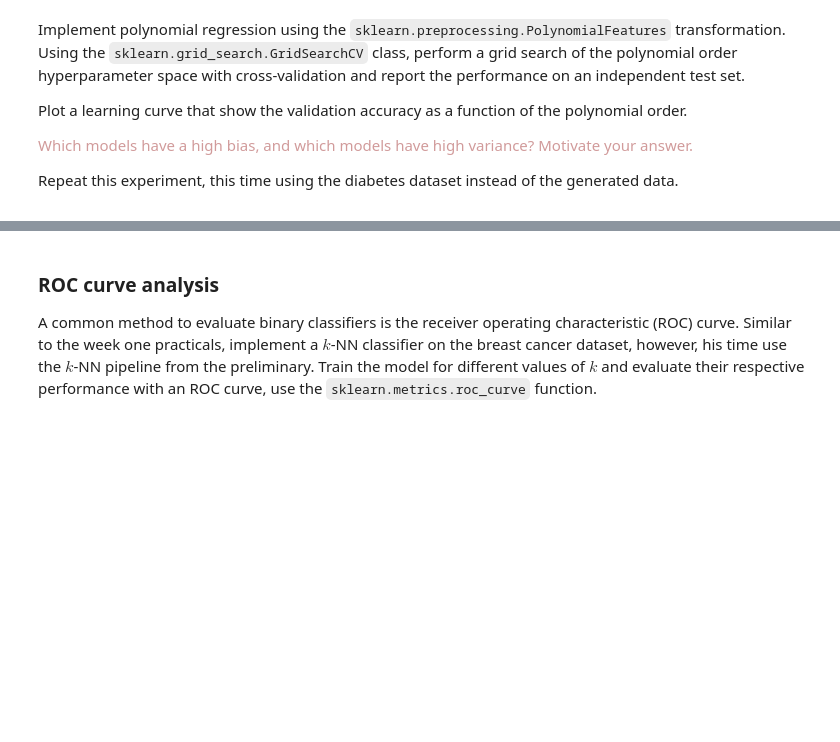
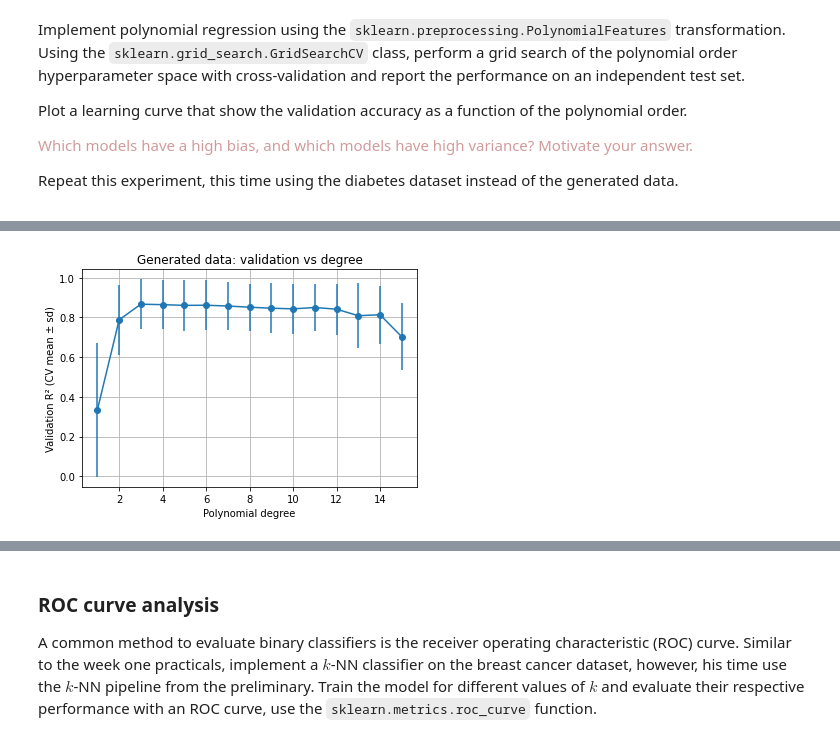
Before and after one commit to SiebrenBarten/Machine-learning-for-medical-imaging, a Jupyter notebook: practicals/week_2.ipynb, the cells around one changed output, grey strips where cells are left out. Cells and saved outputs as stored; diff of their text form; code cells hidden in the pictures; blank space fills up the shorter version.

```diff
--- a/practicals/week_2.ipynb
+++ b/practicals/week_2.ipynb
@@ -334,0 +240,88 @@ Test set R^2: 0.909
+# %%
+import numpy as np
+import matplotlib.pyplot as plt
+
+from sklearn.model_selection import train_test_split, GridSearchCV
+from sklearn.preprocessing import PolynomialFeatures
+from sklearn.linear_model import LinearRegression
+from sklearn.pipeline import Pipeline
+from sklearn.metrics import r2_score
+from sklearn.datasets import load_diabetes
+
+#1) Generated data
+np.random.seed(0)
+X, y = generate_dataset(n=100, degree=4, noise=1.5)  #keep above function exactly as given
+X = X.reshape(-1, 1)  #sklearn expects 2D shape: (n_samples, n_features)
+
+#make split so we can report performance on unseen data
+X_tr, X_te, y_tr, y_te = train_test_split(X, y, test_size=0.25, random_state=42)
+
+#Pipeline: create polynomial features, then run ordinary linear regression
+pipe = Pipeline([
+    ("poly", PolynomialFeatures(include_bias=False)),  #no manual bias term; LinearRegression has an intercept
+    ("lin", LinearRegression())
+])
+
+#Grid search over the polynomial degree with 5fold CV (CV == cross-validation)
+param_grid = {"poly__degree": list(range(1, 16))}  #1..15 is probably enough to see under/overfitting
+gcv = GridSearchCV(
+    pipe, param_grid, scoring="r2", cv=5, n_jobs=-1, return_train_score=True
+)
+gcv.fit(X_tr, y_tr)  #fit only on training; CV happens inside
+
+print("Generated data")
+print("Best degree:", gcv.best_params_["poly__degree"])                  #degree selected by CV
+print("CV best mean R^2: {:.3f}".format(gcv.best_score_))                #mean CV R^2 across folds
+print("Test R^2: {:.3f}".format(r2_score(y_te, gcv.predict(X_te))))      #generalization on the made test set
+
+#Plot validation performance vs degree (with error bars)
+deg = param_grid["poly__degree"]
+val_mean = [gcv.cv_results_["mean_test_score"][np.where(gcv.cv_results_["param_poly__degree"]==d)][0] for d in deg]
+val_std  = [gcv.cv_results_["std_test_score"][np.where(gcv.cv_results_["param_poly__degree"]==d)][0]  for d in deg]
+
+plt.figure()
+plt.errorbar(deg, val_mean, yerr=val_std, marker="o")
+plt.xlabel("Polynomial degree")
+plt.ylabel("Validation R² (CV mean ± sd)")
+plt.title("Generated data: validation vs degree")
+plt.grid(True)
+plt.show()
+
+#2) Diabetes dataset (BMI feature, 1-D polynomial)
+diab = load_diabetes()
+bmi_idx = diab.feature_names.index("bmi")  #pick a single feature to keep it comparable to the generated dataset
+X_bmi = diab.data[:, [bmi_idx]]
+y = diab.target
+
+#same workflow: split, grid search, reprot test performance
+X_tr, X_te, y_tr, y_te = train_test_split(X_bmi, y, test_size=0.25, random_state=42)
+
+gcv2 = GridSearchCV(
+    pipe,
+    param_grid={"poly__degree": list(range(1, 16))},  #keep degrees the same as above for comparability
+    scoring="r2",
+    cv=5,
+    n_jobs=-1,
+    return_train_score=True
+)
+gcv2.fit(X_tr, y_tr)
+
+print("\nDiabetes (BMI only)")
+print("Best degree:", gcv2.best_params_["poly__degree"])
+print("CV best mean R^2: {:.3f}".format(gcv2.best_score_))
+print("Test R^2: {:.3f}".format(r2_score(y_te, gcv2.predict(X_te))))
+
+#Plot validation performance vs degree for diabetes
+deg2 = list(range(1, 16))
+val_mean2 = [gcv2.cv_results_["mean_test_score"][np.where(gcv2.cv_results_["param_poly__degree"]==d)][0] for d in deg2]
+val_std2  = [gcv2.cv_results_["std_test_score"][np.where(gcv2.cv_results_["param_poly__degree"]==d)][0]  for d in deg2]
+
+plt.figure()
+plt.errorbar(deg2, val_mean2, yerr=val_std2, marker="o")
+plt.ylim(-1,1) # set y-limits to better see the differences
+plt.xlabel("Polynomial degree")
+plt.ylabel("Validation R² (CV mean ± sd)")
+plt.title("Diabetes (BMI): validation vs degree")
+plt.grid(True)
+plt.show()
+# %% [output]
@@ -334,0 +332 @@ Test set R^2: 0.909
+[figure, added]
```
Also changed, not shown: parts of 13 cells of this notebook.
